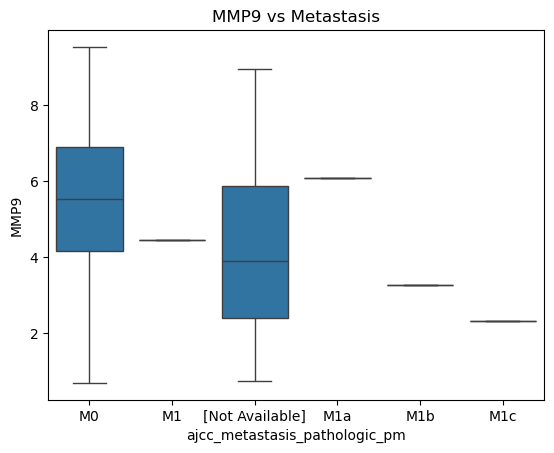
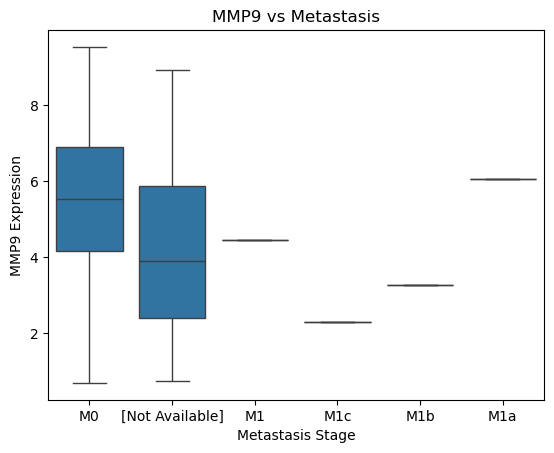
Code edit (unified diff) that turned the first committed figure into the second:
--- before
+++ after
@@ -5,3 +5,5 @@
             y='MMP9')
 plt.title("MMP9 vs Metastasis")
+plt.xlabel("Metastasis Stage")
+plt.ylabel("MMP9 Expression")
 plt.show()

Commit: Detailing plots